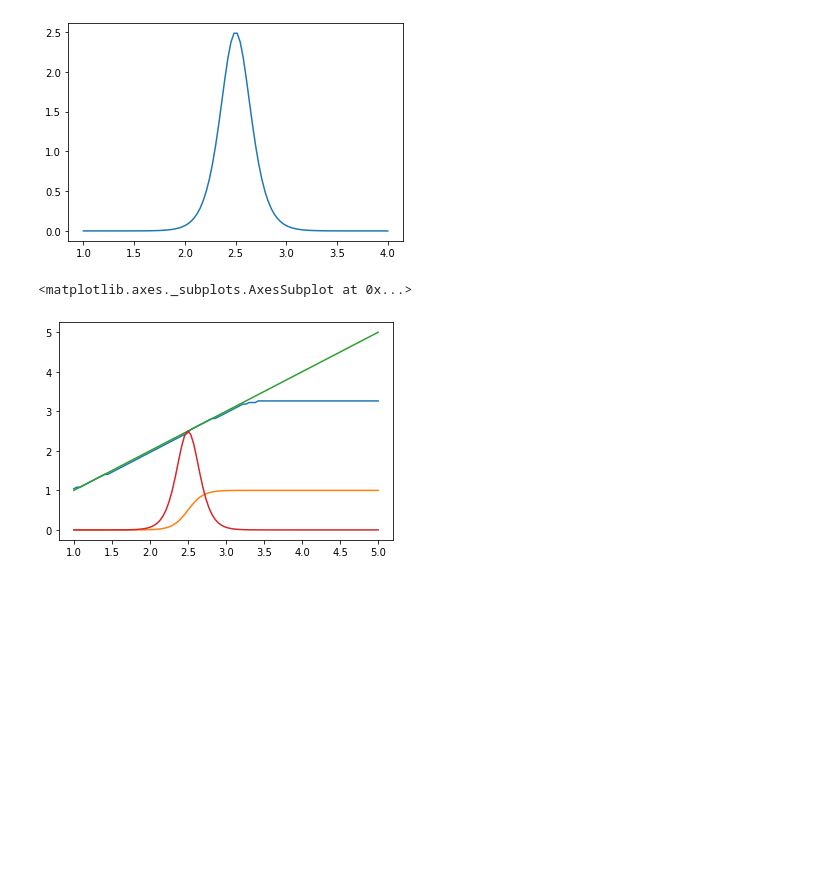
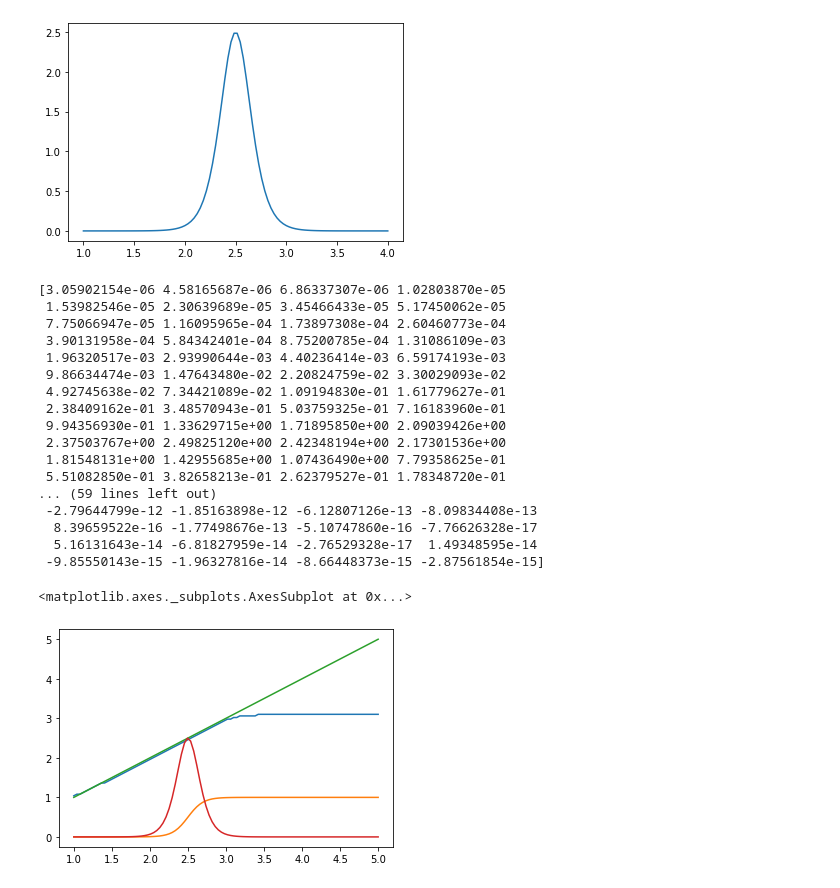
Before and after one commit to oughtinc/ergo, a Jupyter notebook: PointDensity.ipynb, the cells around one changed output. Saved outputs shown, nothing was run; the diff lists cells and outputs as text; code cells hidden in the pictures; blank space fills up the shorter version.

```diff
--- a/PointDensity.ipynb
+++ b/PointDensity.ipynb
@@ -50,27 +53,44 @@ trapz(y=rv_ps, x=xs)
 # %%
 import pytest
 
-scale = LogScale(0, 10, 2)
+scale = LogScale(0.1, 10, 100)
 
 rv = logistic(loc=2.5, scale=0.1)
 xs = np.linspace(1, 5, 100)
 orig_densities = rv.pdf(xs)
 orig_cdfs = rv.cdf(xs)
 dist = PointDensity(xs, orig_densities, scale)
 dist_densities = np.array([float(dist.pdf(x)) for x in xs])
 assert dist_densities == pytest.approx(orig_densities, abs=0.01)
 dist_cdfs = np.array([float(dist.cdf(x)) for x in xs])
 # assert dist_cdfs == pytest.approx(orig_cdfs, abs=0.05)
 dist_ppfs = np.array([float(dist.ppf(c)) for c in orig_cdfs])
 # assert dist_ppfs == pytest.approx(xs, abs=0.05)
 
 seaborn.lineplot(x=xs, y=dist_ppfs)
 seaborn.lineplot(x=xs, y=orig_cdfs)
 seaborn.lineplot(x=xs, y=xs)
 seaborn.lineplot(x=xs, y=orig_densities)
 # %% [output]
-<matplotlib.axes._subplots.AxesSubplot at 0x...>
+[3.05902154e-06 4.58165687e-06 6.86337307e-06 1.02803870e-05
+ 1.53982546e-05 2.30639689e-05 3.45466433e-05 5.17450062e-05
+ 7.75066947e-05 1.16095965e-04 1.73897308e-04 2.60460773e-04
+ 3.90131958e-04 5.84342401e-04 8.75200785e-04 1.31086109e-03
+ 1.96320517e-03 2.93990644e-03 4.40236414e-03 6.59174193e-03
+ 9.86634474e-03 1.47643480e-02 2.20824759e-02 3.30029093e-02
+ 4.92745638e-02 7.34421089e-02 1.09194830e-01 1.61779627e-01
+ 2.38409162e-01 3.48570943e-01 5.03759325e-01 7.16183960e-01
+ 9.94356930e-01 1.33629715e+00 1.71895850e+00 2.09039426e+00
+ 2.37503767e+00 2.49825120e+00 2.42348194e+00 2.17301536e+00
+ 1.81548131e+00 1.42955685e+00 1.07436490e+00 7.79358625e-01
+ 5.51082850e-01 3.82658213e-01 2.62379527e-01 1.78348720e-01
+... (59 lines left out)
+ -2.79644799e-12 -1.85163898e-12 -6.12807126e-13 -8.09834408e-13
+  8.39659522e-16 -1.77498676e-13 -5.10747860e-16 -7.76626328e-17
+  5.16131643e-14 -6.81827959e-14 -2.76529328e-17  1.49348595e-14
+ -9.85550143e-15 -1.96327816e-14 -8.66448373e-15 -2.87561854e-15]
+<matplotlib.axes._subplots.AxesSubplot at 0x...>
-[figure, old version]
+[figure, new version]
 # %%
 scale = LogScale(0.1, 5, 10)
 
```
Also changed, not shown: parts of 6 cells of this notebook, 1 other file.
